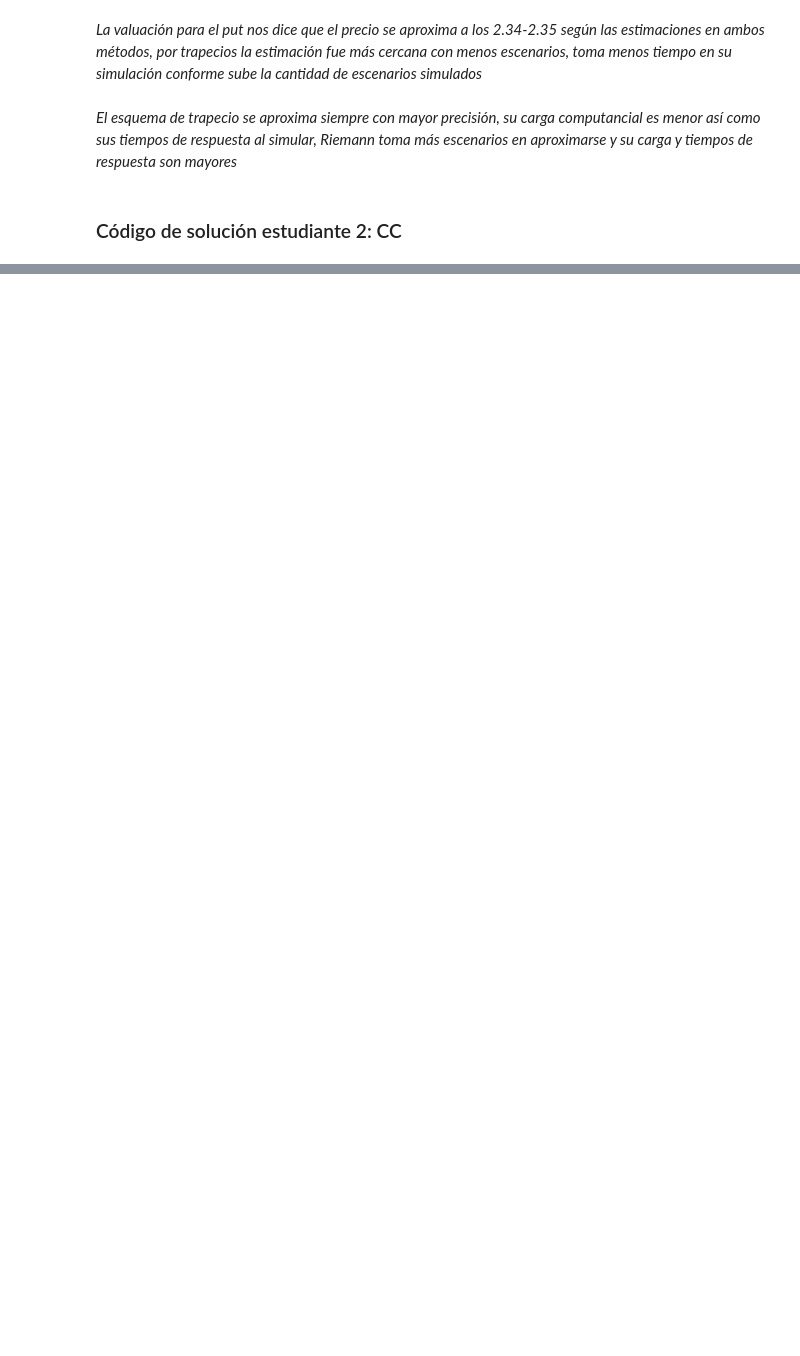
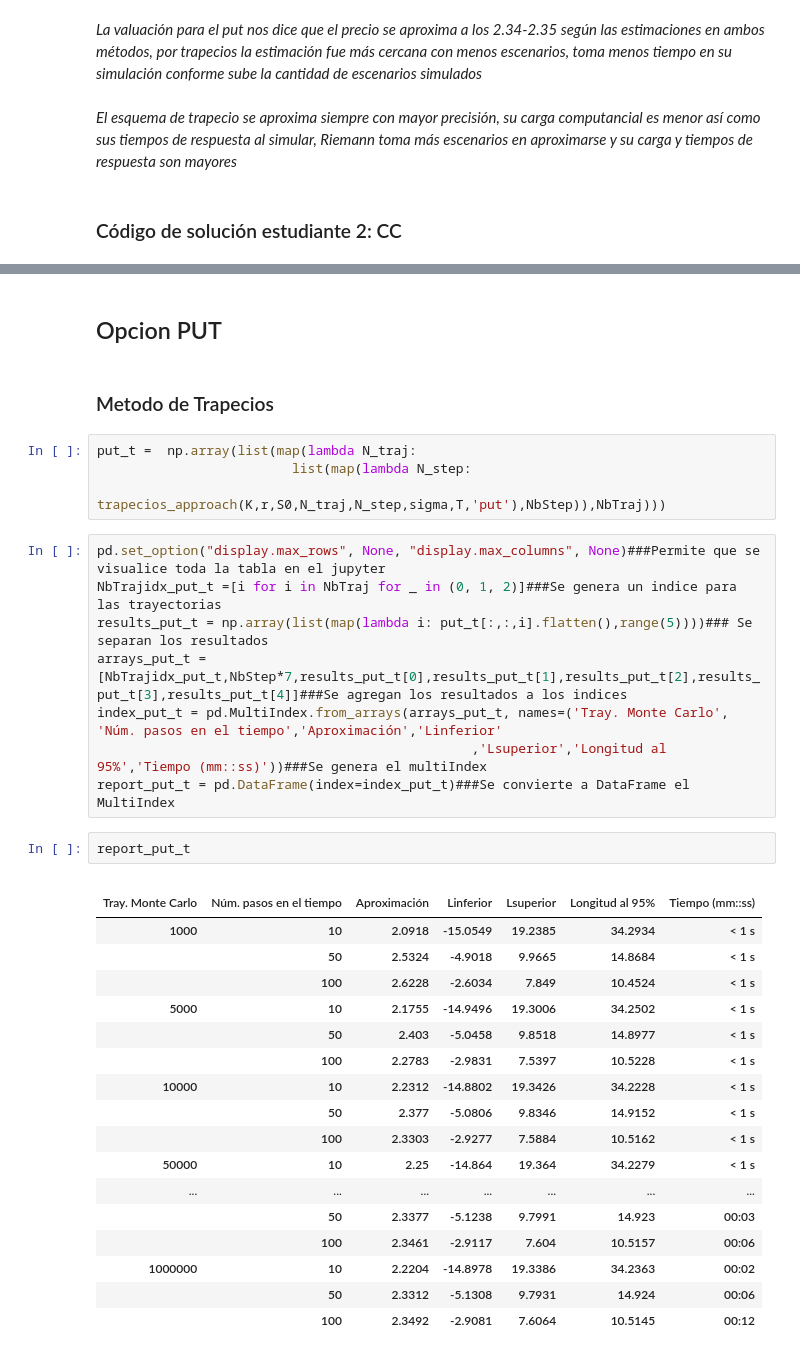
Before and after one commit to MarcoSC08/Tarea9_MSanchez_CCorrales, a Jupyter notebook: Tarea 9.ipynb, the cells around one changed output, grey strips where cells are left out. Drawn from its saved outputs; the diff is of its cells as text; blank space fills up the shorter version.

```diff
--- a/Tarea 9.ipynb
+++ b/Tarea 9.ipynb
@@ -324,0 +439,37 @@ report
+# %% [markdown]
+## Opcion PUT
+# %% [markdown]
+### Metodo de Trapecios
+# %%
+put_t =  np.array(list(map(lambda N_traj:
+                         list(map(lambda N_step:
+                                              trapecios_approach(K,r,S0,N_traj,N_step,sigma,T,'put'),NbStep)),NbTraj)))
+# %%
+pd.set_option("display.max_rows", None, "display.max_columns", None)###Permite que se visualice toda la tabla en el jupyter
+NbTrajidx_put_t =[i for i in NbTraj for _ in (0, 1, 2)]###Se genera un indice para las trayectorias
+results_put_t = np.array(list(map(lambda i: put_t[:,:,i].flatten(),range(5))))### Se separan los resultados
+arrays_put_t = [NbTrajidx_put_t,NbStep*7,results_put_t[0],results_put_t[1],results_put_t[2],results_put_t[3],results_put_t[4]]###Se agregan los resultados a los indices
+index_put_t = pd.MultiIndex.from_arrays(arrays_put_t, names=('Tray. Monte Carlo', 'Núm. pasos en el tiempo','Aproximación','Linferior'
+                                                ,'Lsuperior','Longitud al 95%','Tiempo (mm::ss)'))###Se genera el multiIndex
+report_put_t = pd.DataFrame(index=index_put_t)###Se convierte a DataFrame el MultiIndex
+# %%
+report_put_t
+# %% [output]
+|  |  |  |  |  |  |  |
+| Tray. Monte Carlo | Núm. pasos en el tiempo | Aproximación | Linferior | Lsuperior | Longitud al 95% | Tiempo (mm::ss) |
+| 1000 | 10 | 2.0918 | -15.0549 | 19.2385 | 34.2934 | < 1 s |
+|  | 50 | 2.5324 | -4.9018 | 9.9665 | 14.8684 | < 1 s |
+|  | 100 | 2.6228 | -2.6034 | 7.849 | 10.4524 | < 1 s |
+| 5000 | 10 | 2.1755 | -14.9496 | 19.3006 | 34.2502 | < 1 s |
+|  | 50 | 2.403 | -5.0458 | 9.8518 | 14.8977 | < 1 s |
+|  | 100 | 2.2783 | -2.9831 | 7.5397 | 10.5228 | < 1 s |
+| 10000 | 10 | 2.2312 | -14.8802 | 19.3426 | 34.2228 | < 1 s |
+|  | 50 | 2.377 | -5.0806 | 9.8346 | 14.9152 | < 1 s |
+|  | 100 | 2.3303 | -2.9277 | 7.5884 | 10.5162 | < 1 s |
+| 50000 | 10 | 2.25 | -14.864 | 19.364 | 34.2279 | < 1 s |
+| ... | ... | ... | ... | ... | ... | ... |
+|  | 50 | 2.3377 | -5.1238 | 9.7991 | 14.923 | 00:03 |
+|  | 100 | 2.3461 | -2.9117 | 7.604 | 10.5157 | 00:06 |
+| 1000000 | 10 | 2.2204 | -14.8978 | 19.3386 | 34.2363 | 00:02 |
+|  | 50 | 2.3312 | -5.1308 | 9.7931 | 14.924 | 00:06 |
+|  | 100 | 2.3492 | -2.9081 | 7.6064 | 10.5145 | 00:12 |
```
Also changed, not shown: parts of 29 cells of this notebook.
